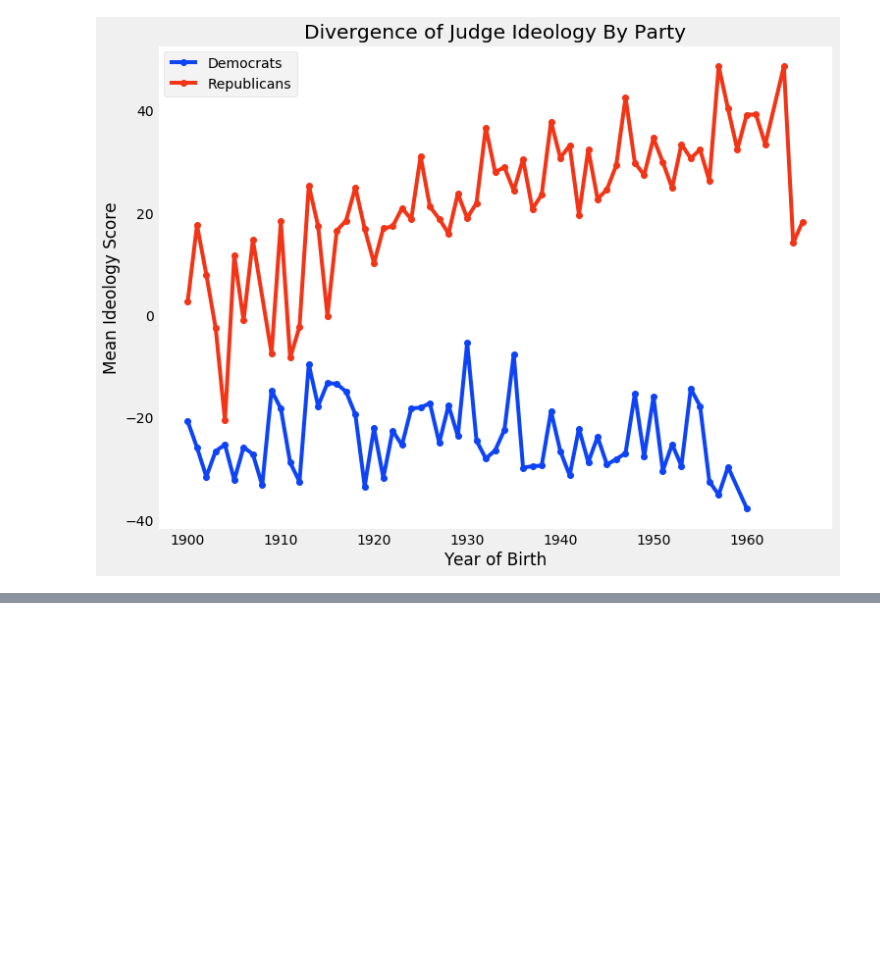
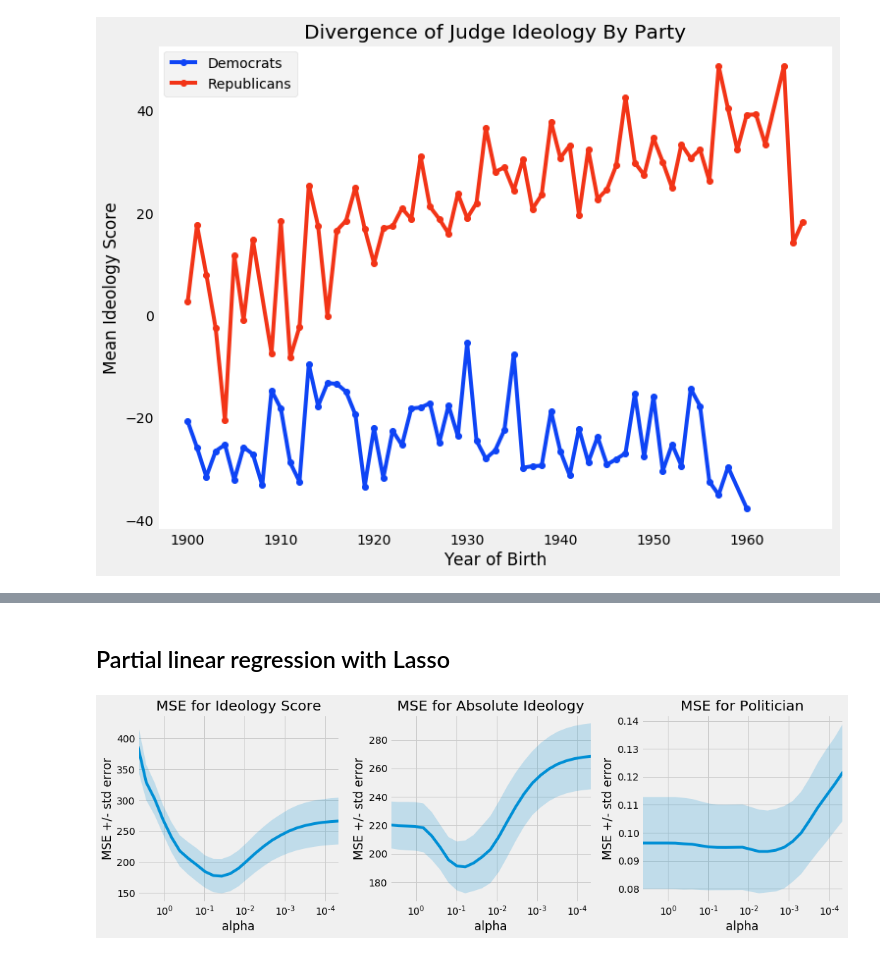
Before and after one commit to isapollnik/uscourts, a Jupyter notebook: Judge Ideology Charts.ipynb, the cells around one changed output, grey strips where cells are left out. Cells and saved outputs as stored; diff of their text form; code cells hidden in the pictures; blank space fills up the shorter version.

```diff
--- a/Judge Ideology Charts.ipynb
+++ b/Judge Ideology Charts.ipynb
@@ -329,0 +342,3 @@ list(judges_ideology)
+# %%
+political_judges = pd.concat([political_judges, political_judges_dummies],axis=1)
+political_judges.head()
@@ -329,0 +451,2 @@ list(judges_ideology)
+# %% [markdown]
+## Partial linear regression with Lasso
@@ -329,0 +492,42 @@ list(judges_ideology)
+# %%
+from patsy import dmatrices
+# Prepare data
+formula="Q('Ideology Score') + Q('Absolute Ideology') + Politician ~ " + composition_formula + dummies_formula
+
+yd, X = dmatrices(formula,political_judges)
+ideo = yd[:,0]
+abs_ideo = yd[:,1]
+politician = yd[:,2]
+# %%
+# we use another list of alphas above so this is number 2
+alphas2 = np.exp(np.linspace(1.5, -10., 25))
+lasso_ideo = linear_model.LassoCV(cv=6, alphas=alphas2, max_iter=500).fit(X,ideo)
+lasso_abs_ideo = linear_model.LassoCV(cv=6, alphas=alphas2, max_iter=500).fit(X,abs_ideo)
+lasso_politician = linear_model.LassoCV(cv=6, alphas=alphas2, max_iter=500).fit(X,politician)
+# %%
+fig, ax = plt.subplots(1,3, figsize=(15,5))
+
+
+def plotlassocv(l, ax) :
+    alphas = l.alphas_
+    mse = l.mse_path_.mean(axis=1)
+    std_error = l.mse_path_.std(axis=1)
+    ax.plot(alphas,mse)
+    ax.fill_between(alphas, mse + std_error, mse - std_error, alpha=0.2)
+
+    ax.set_ylabel('MSE +/- std error')
+    ax.set_xlabel('alpha')
+    ax.set_xlim([alphas[0], alphas[-1]])
+    ax.set_xscale("log")
+    return(ax)
+
+ax[0] = plotlassocv(lasso_ideo,ax[0])
+ax[0].set_title("MSE for Ideology Score")
+ax[1] = plotlassocv(lasso_abs_ideo,ax[1])
+ax[1].set_title("MSE for Absolute Ideology")
+ax[2] = plotlassocv(lasso_politician,ax[2])
+ax[2].set_title("MSE for Politician")
+
+fig.tight_layout()
+# %% [output]
+[figure, added]
```
Also changed, not shown: parts of 37 cells of this notebook, 3 other files.
